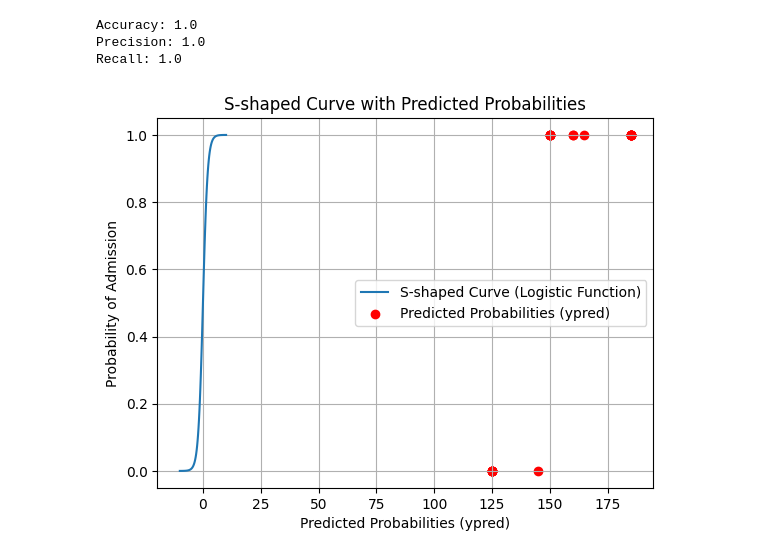
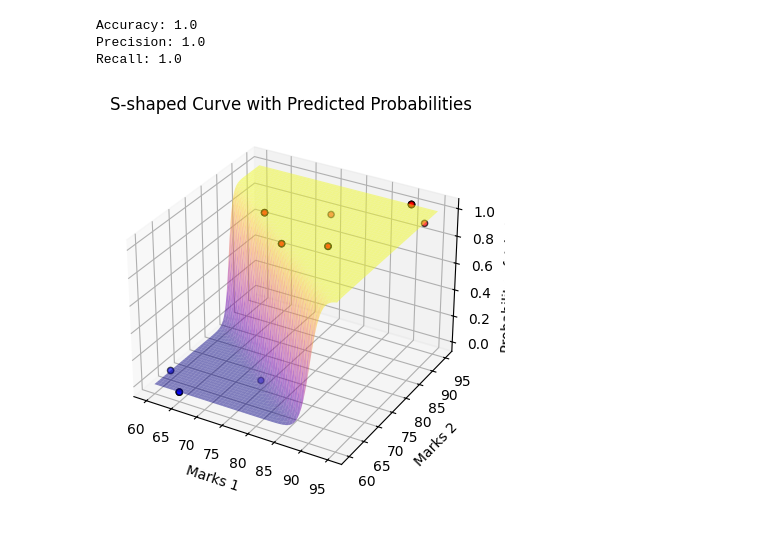
Before and after one commit to mssanamateen/MLAlgorithms, a Jupyter notebook: classification/studentadmLogistic.ipynb, the cells around one changed output. Cells and saved outputs as stored; diff of their text form; code cells hidden in the pictures.

```diff
--- a/classification/studentadmLogistic.ipynb
+++ b/classification/studentadmLogistic.ipynb
@@ -188,25 +195,31 @@ print("Recall:",metrics.recall_score(y_test, y_pred))
 Accuracy: 1.0
 Precision: 1.0
 Recall: 1.0
-# %%
-# Defining logistic function
-def logistic(x):
-    return 1 / (1 + np.exp(-x))
-
-# Creating a range of x values
-x_values = np.linspace(-10, 10, 100)
-
-# Applying logistic function to x values
-y_values = logistic(x_values)
-comb_marks=X_test['Marks 1']+X_test['Marks 2']
-# Plotting the S-shaped curve
-plt.plot(x_values, y_values, label='S-shaped Curve (Logistic Function)')
-plt.scatter(comb_marks, y_pred, color='red', label='Predicted Probabilities (ypred)')
-plt.title('S-shaped Curve with Predicted Probabilities')
-plt.xlabel('Predicted Probabilities (ypred)')
-plt.ylabel('Probability of Admission')
-plt.legend()
-plt.grid(True)
-plt.show()
-# %% [output]
-[figure, removed]
+# %%
+# Generate a grid of feature values for both Marks 1 and Marks 2
+marks1_values = np.linspace(X_test['Marks 1'].min(), X_test['Marks 1'].max(), 100)
+marks2_values = np.linspace(X_test['Marks 2'].min(), X_test['Marks 2'].max(), 100)
+marks1_mesh, marks2_mesh = np.meshgrid(marks1_values, marks2_values)
+feature_grid = np.c_[marks1_mesh.ravel(), marks2_mesh.ravel()]
+
+# Predict probabilities using the trained model
+probabilities = m1.predict_proba(feature_grid)[:, 1].reshape(marks1_mesh.shape)
+
+# Create a 3D plot
+fig = plt.figure()
+ax = fig.add_subplot(111, projection='3d')
+
+# Plot the S-shaped curve
+ax.plot_surface(marks1_mesh, marks2_mesh, probabilities, cmap='plasma',alpha=0.5)
+
+# Scatter plot the training data points
+ax.scatter(X_test['Marks 1'], X_test['Marks 2'], y_pred, c=y_pred, cmap='bwr', edgecolors='k')
+# Change the viewing angle
+
+ax.set_xlabel('Marks 1')
+ax.set_ylabel('Marks 2')
+ax.set_zlabel('Probability of Admission')
+ax.set_title('S-shaped Curve with Predicted Probabilities')
+plt.show()
+# %% [output]
+[figure, added]
```
Also changed, not shown: parts of 3 cells of this notebook, 1 other file.
